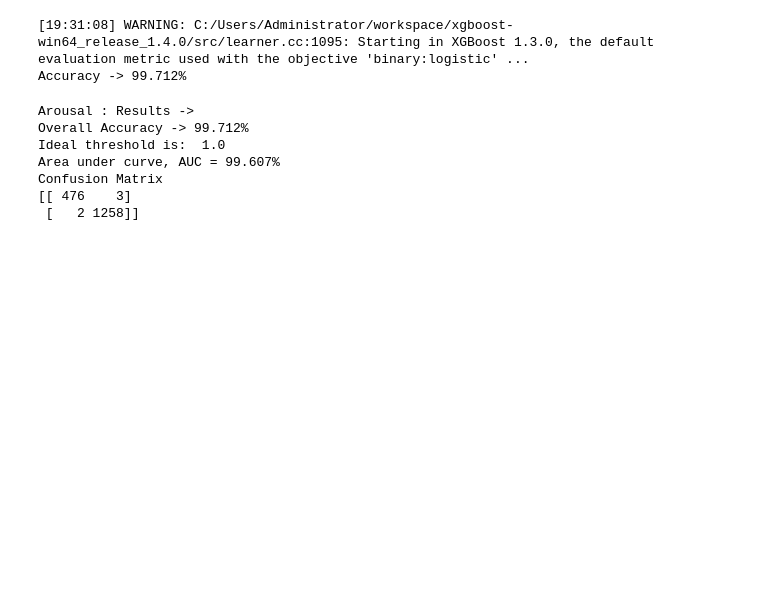
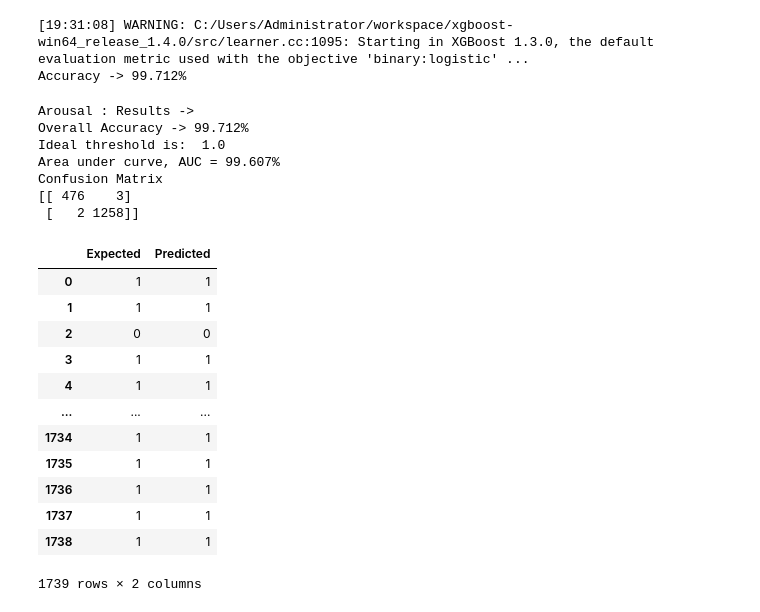
Before and after one commit to MdSakibKhan/Affective_State_Recognition, a Jupyter notebook: Spectogram_2DCNN+XGB - Arousal.ipynb, the cells around one changed output. Drawn from its saved outputs; the diff is of its cells as text; code cells hidden in the pictures; blank space fills up the shorter version.

Commit message:
CNN+XGBoost-> Arousal

```diff
--- a/Spectogram_2DCNN+XGB - Arousal.ipynb
+++ b/Spectogram_2DCNN+XGB - Arousal.ipynb
@@ -340,3 +340,23 @@ Area under curve, AUC = 99.607%
 Confusion Matrix
 [[ 476    3]
  [   2 1258]]
+# %%
+Results_Summary = {
+    'Expected' : y_test[:,0],
+    'Predicted' : arousal_pred
+}
+pd.DataFrame(Results_Summary)
+# %% [output]
+|  | Expected | Predicted |
+| 0 | 1 | 1 |
+| 1 | 1 | 1 |
+| 2 | 0 | 0 |
+| 3 | 1 | 1 |
+| 4 | 1 | 1 |
+| ... | ... | ... |
+| 1734 | 1 | 1 |
+| 1735 | 1 | 1 |
+| 1736 | 1 | 1 |
+| 1737 | 1 | 1 |
+| 1738 | 1 | 1 |
+1739 rows × 2 columns
```
